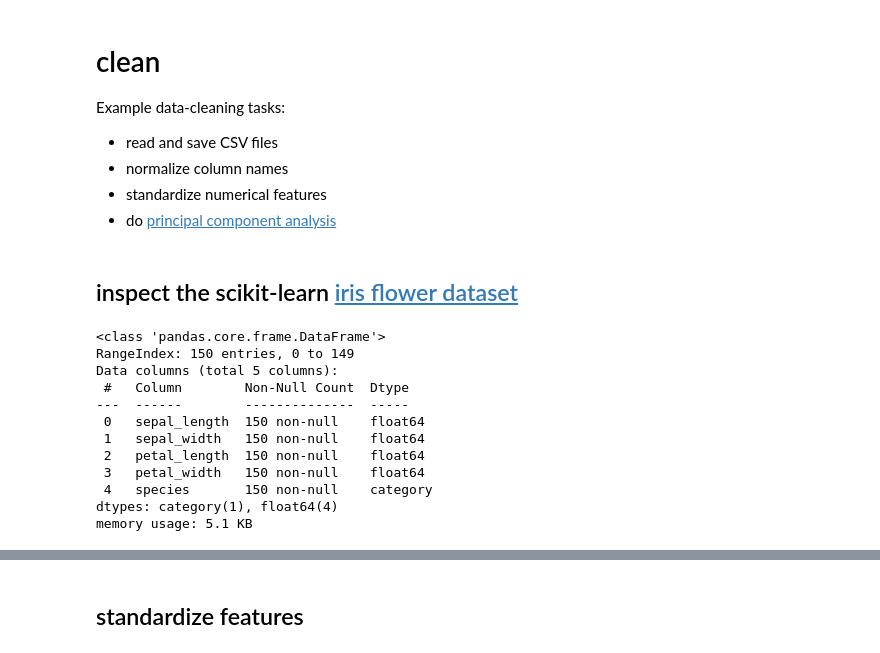
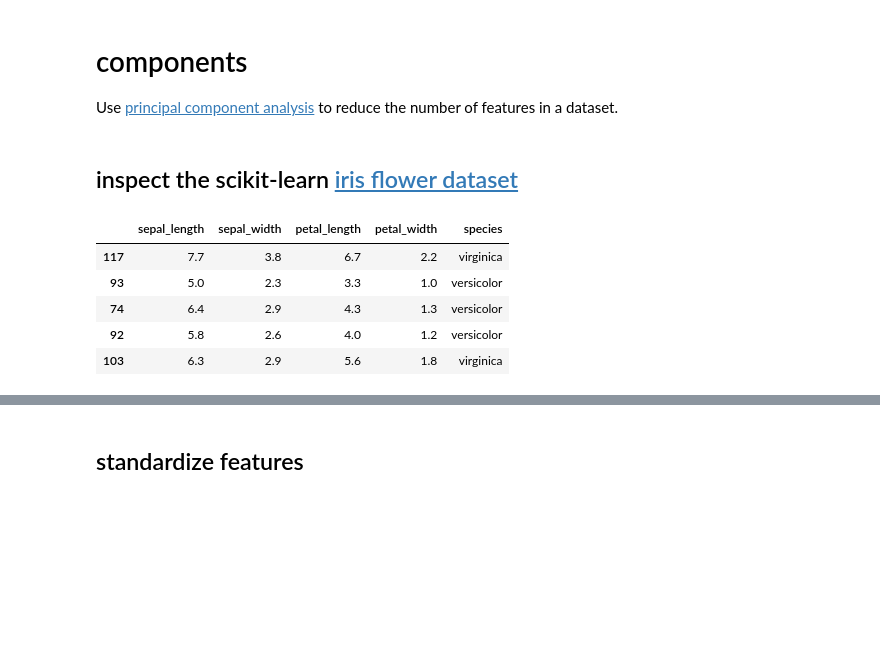
Before and after one commit to samkennerly/kingofsnake, a Jupyter notebook: books/components.ipynb, the cells around one changed output, grey strips where cells are left out. Saved outputs shown, nothing was run; the diff lists cells and outputs as text; code cells hidden in the pictures; blank space fills up the shorter version.

```diff
--- a/books/components.ipynb
+++ b/books/components.ipynb
@@ -1,12 +1,7 @@
 # %% [markdown]
-# clean
+# components
 
-Example data-cleaning tasks:
-
-- read and save CSV files
-- normalize column names
-- standardize numerical features
-- do [principal component analysis]
+Use [principal component analysis] to reduce the number of features in a dataset.
 
 [principal component analysis]: https://en.wikipedia.org/wiki/Principal_component_analysis
 # %%
@@ -21,17 +16,11 @@ import tools
 [iris flower dataset]: https://en.wikipedia.org/wiki/Iris_flower_data_set
 # %%
 iris = tools.irisdata()
-iris.info()
+tools.afew(iris)
 # %% [output]
-<class 'pandas.core.frame.DataFrame'>
-RangeIndex: 150 entries, 0 to 149
-Data columns (total 5 columns):
- #   Column        Non-Null Count  Dtype
----  ------        --------------  -----
- 0   sepal_length  150 non-null    float64
- 1   sepal_width   150 non-null    float64
- 2   petal_length  150 non-null    float64
- 3   petal_width   150 non-null    float64
- 4   species       150 non-null    category
-dtypes: category(1), float64(4)
-memory usage: 5.1 KB
+|  | sepal_length | sepal_width | petal_length | petal_width | species |
+| 117 | 7.7 | 3.8 | 6.7 | 2.2 | virginica |
+| 93 | 5.0 | 2.3 | 3.3 | 1.0 | versicolor |
+| 74 | 6.4 | 2.9 | 4.3 | 1.3 | versicolor |
+| 92 | 5.8 | 2.6 | 4.0 | 1.2 | versicolor |
+| 103 | 6.3 | 2.9 | 5.6 | 1.8 | virginica |
```
Also changed, not shown: parts of 11 cells of this notebook.
